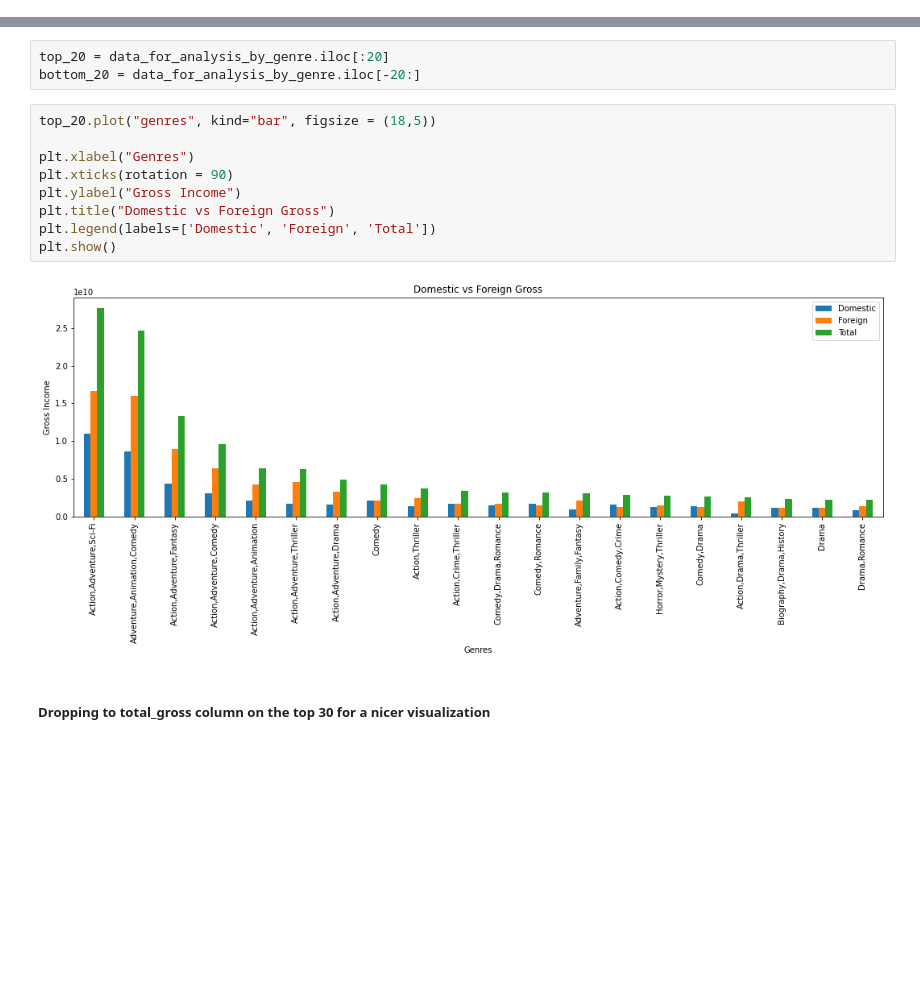
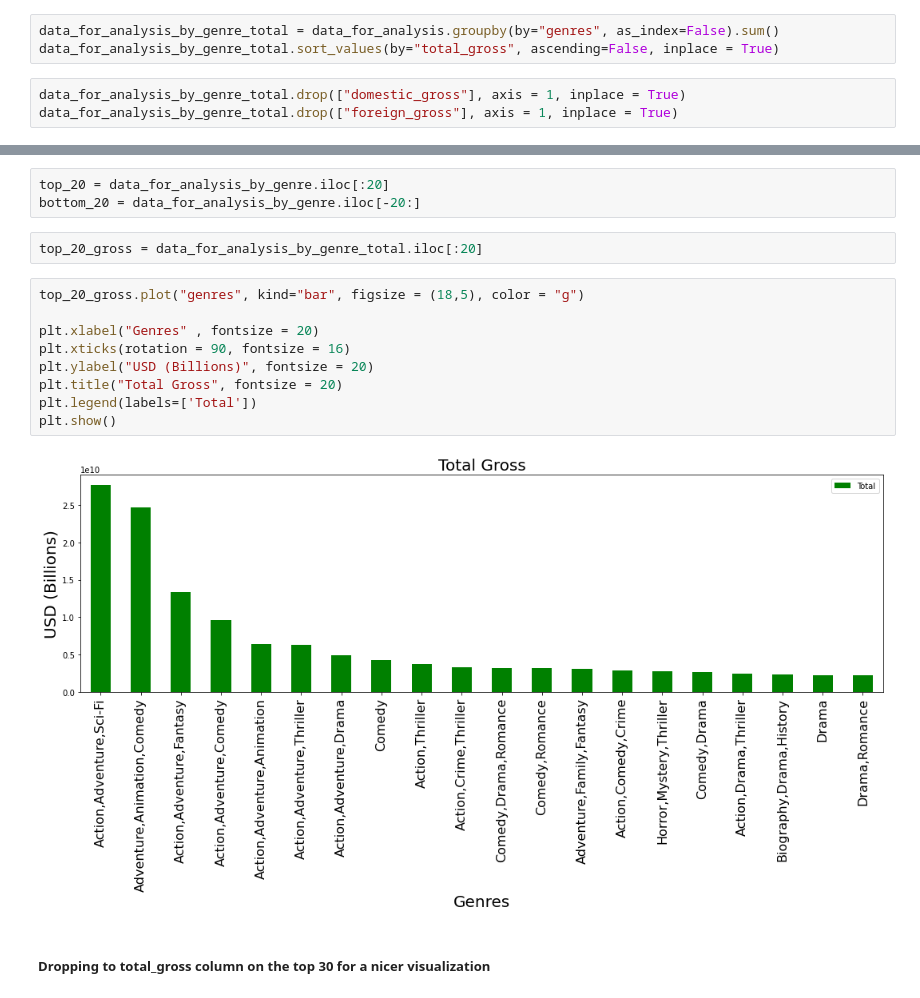
Before and after one commit to QuinnGrigsby/Capstone_Git-ing_it_done_MovieInformation, a Jupyter notebook: Data Understanding.ipynb, the cells around one changed output, grey strips where cells are left out. Drawn from its saved outputs; the diff is of its cells as text; blank space fills up the shorter version.

```diff
--- a/Data Understanding.ipynb
+++ b/Data Understanding.ipynb
@@ -271,6 +271,12 @@ print(data_for_analysis_by_genre)
 107  7.320000e+04
 
 [240 rows x 4 columns]
+# %%
+data_for_analysis_by_genre_total = data_for_analysis.groupby(by="genres", as_index=False).sum()
+data_for_analysis_by_genre_total.sort_values(by="total_gross", ascending=False, inplace = True)
+# %%
+data_for_analysis_by_genre_total.drop(["domestic_gross"], axis = 1, inplace = True)
+data_for_analysis_by_genre_total.drop(["foreign_gross"], axis = 1, inplace = True)
 # %% [markdown]
 ### Creating visualizations to learn about the data
 # %% [markdown]
@@ -278,17 +284,19 @@ print(data_for_analysis_by_genre)
 # %%
 top_20 = data_for_analysis_by_genre.iloc[:20]
 bottom_20 = data_for_analysis_by_genre.iloc[-20:]
+# %%
+top_20_gross = data_for_analysis_by_genre_total.iloc[:20]
 # %%
-top_20.plot("genres", kind="bar", figsize = (18,5))
+top_20_gross.plot("genres", kind="bar", figsize = (18,5), color = "g")
 
-plt.xlabel("Genres")
-plt.xticks(rotation = 90)
-plt.ylabel("Gross Income")
-plt.title("Domestic vs Foreign Gross")
-plt.legend(labels=['Domestic', 'Foreign', 'Total'])
+plt.xlabel("Genres" , fontsize = 20)
+plt.xticks(rotation = 90, fontsize = 16)
+plt.ylabel("USD (Billions)", fontsize = 20)
+plt.title("Total Gross", fontsize = 20)
+plt.legend(labels=['Total'])
 plt.show()
 # %% [output]
-[figure, old version]
+[figure, new version]
 # %% [markdown]
 ##### Dropping to total_gross column on the top 30 for a nicer visualization
 # %%
```
Also changed, not shown: parts of 15 cells of this notebook.
